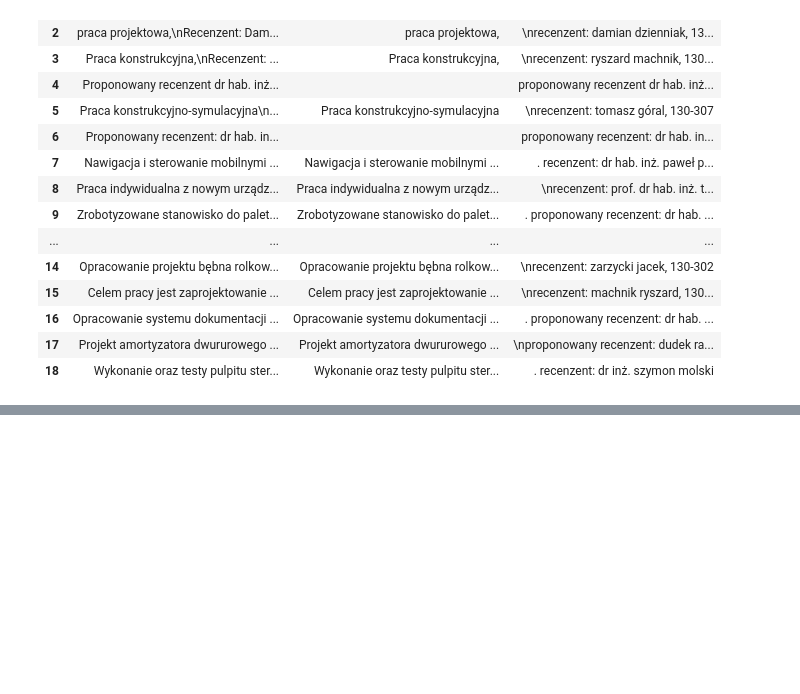
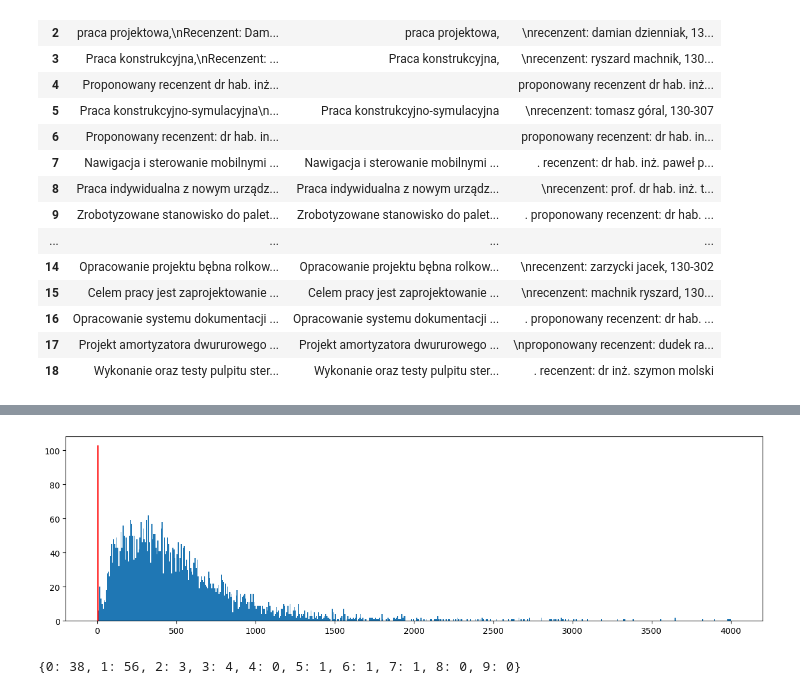
Before and after one commit to CleverLord/Advanced-Data-Mining, a Jupyter notebook: 2-data-cleaning-1.ipynb, the cells around one changed output, grey strips where cells are left out. Cells and saved outputs as stored; diff of their text form; code cells hidden in the pictures; blank space fills up the shorter version.

```diff
--- a/2-data-cleaning-1.ipynb
+++ b/2-data-cleaning-1.ipynb
@@ -401,0 +401,4 @@ df
+# %%
+def tytulPracyRecenzentFilter(text):
+   return getTextWithSentenceSubtracted(text,"Recenzent",abbrvs=abbvs).strip().replace(".."," ")
+df['original'].apply(tytulPracyRecenzentFilter)
@@ -401,0 +426,18 @@ df
+# %%
+tematy_i_opisy_backup=tematy_i_opisy.copy()
+# %%
+tematy_i_opisy=tematy_i_opisy_backup.copy()
+# %%
+tematy_i_opisy['Temat Pracy']=tematy_i_opisy['Temat Pracy'].apply(tytulPracyRecenzentFilter)
+# %%
+#after filtering by Recenzent, let's go through the data again
+hist_first_bar_different_color(tematy_i_opisy['Temat Pracy'].str.len(), bins=600, color='red')
+# %% [output]
+[figure, added]
+# %%
+opis_lenght_to_count = {}
+for x in range(0,10):
+    opis_lenght_to_count[x] = len(tematy_i_opisy[tematy_i_opisy["Temat Pracy"].str.len()==x])
+print(opis_lenght_to_count)
+# %% [output]
+{0: 38, 1: 56, 2: 3, 3: 4, 4: 0, 5: 1, 6: 1, 7: 1, 8: 0, 9: 0}
```
Also changed, not shown: parts of 40 cells of this notebook.
